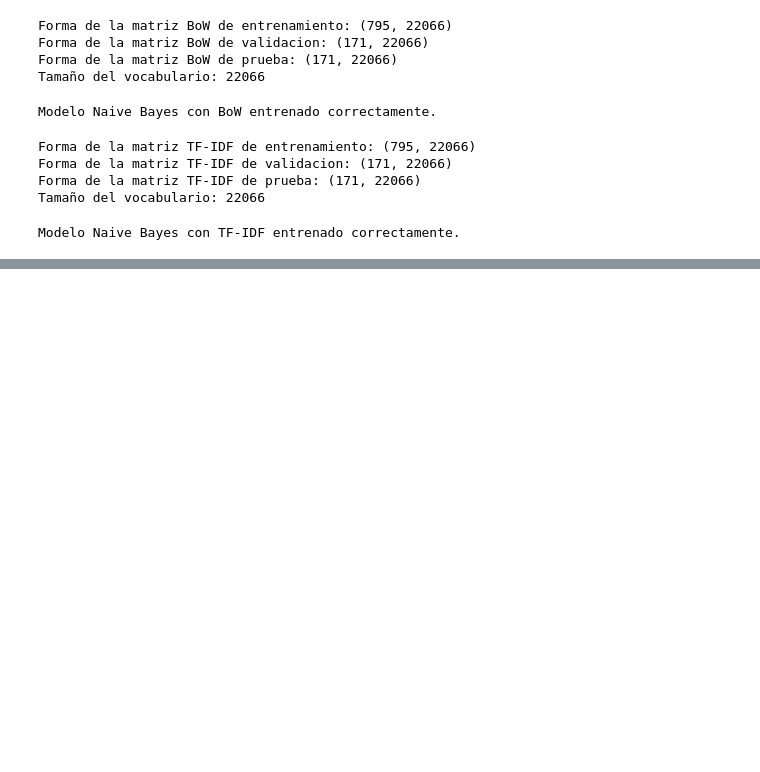
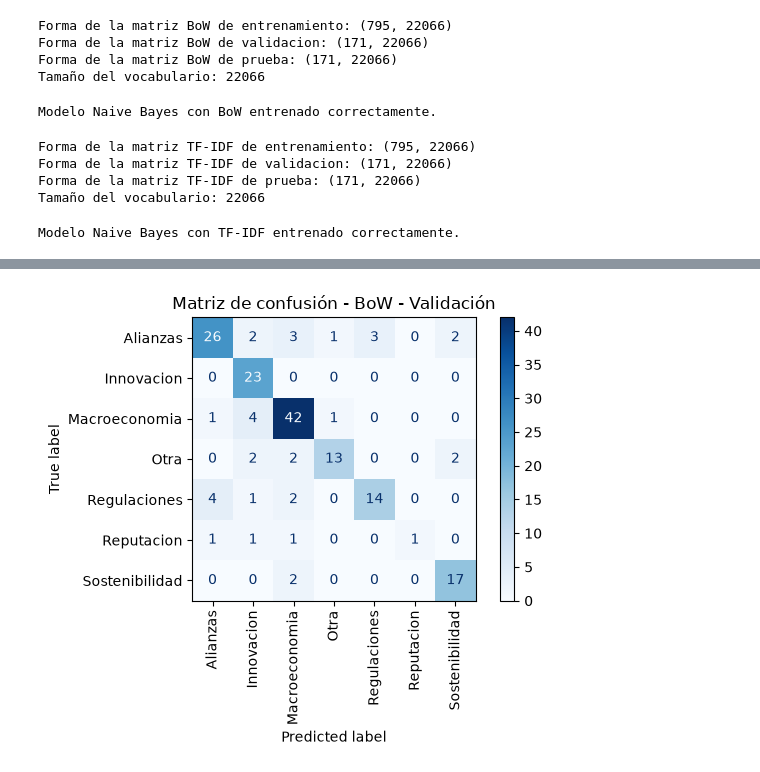
Before and after one commit to JuanDi37/Lab-3---NLP, a Jupyter notebook: Laboratorio#3 NLP.ipynb, the cells around one changed output, grey strips where cells are left out. Drawn from its saved outputs; the diff is of its cells as text; code cells hidden in the pictures; blank space fills up the shorter version.

```diff
--- a/Laboratorio#3 NLP.ipynb
+++ b/Laboratorio#3 NLP.ipynb
@@ -452,0 +567,27 @@ P(c) representa la probabilidad inicial de que una noticia pertenezca a una cate
+# %%
+#construimos la matriz de confusion del modelo BoW sobre validacion
+#las filas representan las categorias reales y las columnas las predicciones
+#la diagonal muestra las noticias clasificadas correctamente
+#esto permite observar en que categorias se esta confundiendo el modelo
+
+matriz_confusion_bow = confusion_matrix(
+    y_validacion,
+    pred_bow_validacion,
+    labels=categorias
+)
+
+disp_bow = ConfusionMatrixDisplay(
+    confusion_matrix=matriz_confusion_bow,
+    display_labels=categorias
+)
+
+disp_bow.plot(
+    xticks_rotation=90,
+    cmap="Blues"
+)
+
+plt.title("Matriz de confusión - BoW - Validación")
+plt.tight_layout()
+plt.show()
+# %% [output]
+[figure, added]
```
Also changed, not shown: parts of 14 cells of this notebook.
